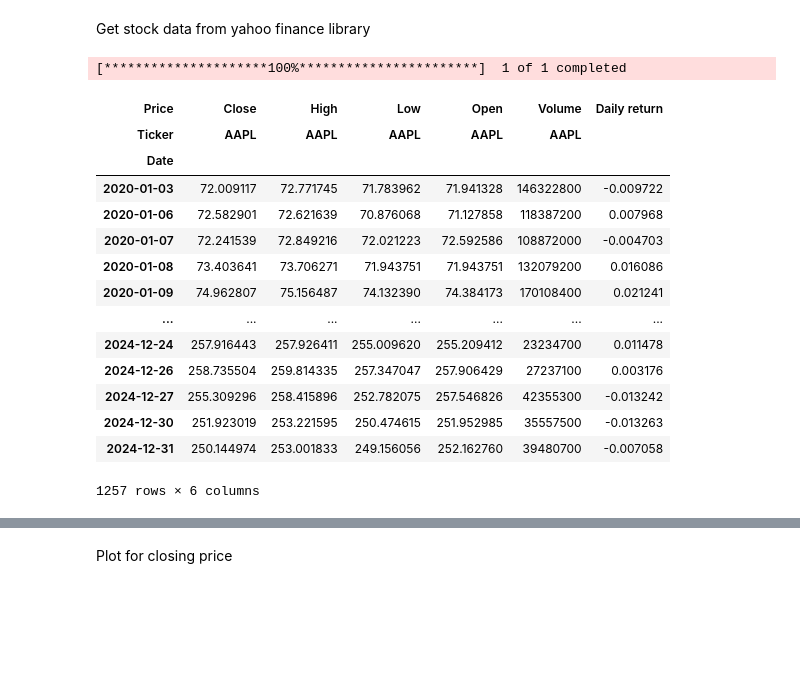
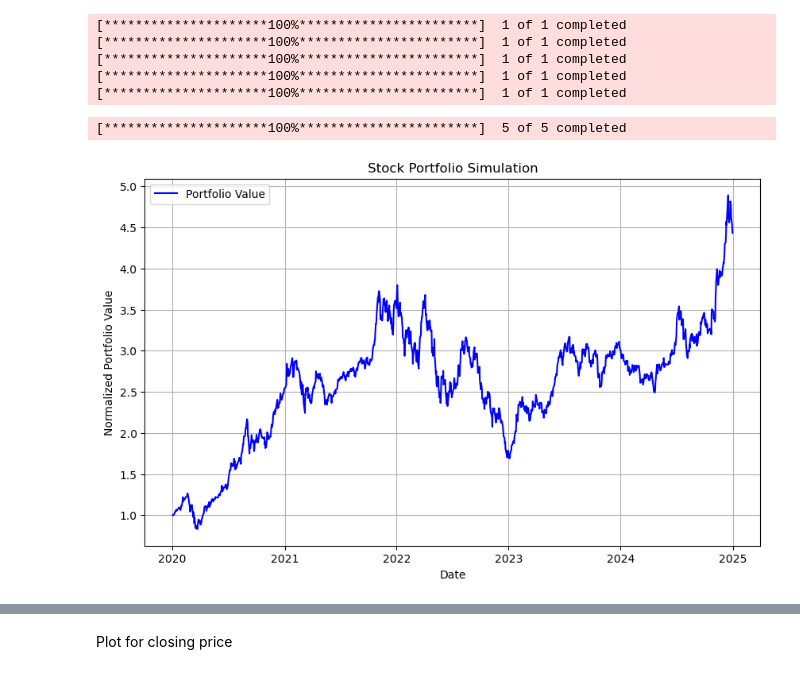
Before and after one commit to Fkie01/kelly-criterian, a Jupyter notebook: KellyCriterion.ipynb, the cells around one changed output, grey strips where cells are left out. Cells and saved outputs as stored; diff of their text form; code cells hidden in the pictures; blank space fills up the shorter version.

Commit message:
[added] create portfolio

```diff
--- a/KellyCriterion.ipynb
+++ b/KellyCriterion.ipynb
@@ -5,8 +7,6 @@ import numpy as np
 import matplotlib.pyplot as plt
 import seaborn as sns
 from typing import Union
-# %% [markdown]
-Get stock data from yahoo finance library
 # %%
 def get_stock(stock_symbol, start, end):
   stock_data = yf.download(stock_symbol, start=start, end=end)
@@ -18,23 +18,41 @@ def get_stock(stock_symbol, start, end):
   # expect return
   # expect_return = stock_data['Daily return'].mean()
   return stock_data
-# %%
-stock_data = get_stock('AAPL', start='2020-01-01', end='2025-01-01')
-stock_data
-# %% [output]
-[*********************100%***********************]  1 of 1 completed
-| Price | Close | High | Low | Open | Volume | Daily return |
-| Ticker | AAPL | AAPL | AAPL | AAPL | AAPL |  |
-| Date |  |  |  |  |  |  |
-| 2020-01-03 | 72.009117 | 72.771745 | 71.783962 | 71.941328 | 146322800 | -0.009722 |
-| 2020-01-06 | 72.582901 | 72.621639 | 70.876068 | 71.127858 | 118387200 | 0.007968 |
-| 2020-01-07 | 72.241539 | 72.849216 | 72.021223 | 72.592586 | 108872000 | -0.004703 |
-| 2020-01-08 | 73.403641 | 73.706271 | 71.943751 | 71.943751 | 132079200 | 0.016086 |
-| 2020-01-09 | 74.962807 | 75.156487 | 74.132390 | 74.384173 | 170108400 | 0.021241 |
-| ... | ... | ... | ... | ... | ... | ... |
-| 2024-12-24 | 257.916443 | 257.926411 | 255.009620 | 255.209412 | 23234700 | 0.011478 |
-| 2024-12-26 | 258.735504 | 259.814335 | 257.347047 | 257.906429 | 27237100 | 0.003176 |
-| 2024-12-27 | 255.309296 | 258.415896 | 252.782075 | 257.546826 | 42355300 | -0.013242 |
-| 2024-12-30 | 251.923019 | 253.221595 | 250.474615 | 251.952985 | 35557500 | -0.013263 |
-| 2024-12-31 | 250.144974 | 253.001833 | 249.156056 | 252.162760 | 39480700 | -0.007058 |
-1257 rows × 6 columns
+# %%
+APPL_stock = get_stock('AAPL', start='2020-01-01', end='2025-01-01')
+TSLA_stock = get_stock('TSLA', start='2020-01-01', end='2025-01-01')
+GOOG_stock = get_stock('GOOG', start='2020-01-01', end='2025-01-01')
+AMZN_stock = get_stock('AMZN', start='2020-01-01', end='2025-01-01')
+MA_STOCK = get_stock('MA', start='2020-01-01', end='2025-01-01')
+# %% [output]
+[*********************100%***********************]  1 of 1 completed
+[*********************100%***********************]  1 of 1 completed
+[*********************100%***********************]  1 of 1 completed
+[*********************100%***********************]  1 of 1 completed
+[*********************100%***********************]  1 of 1 completed
+# %%
+# Corrected stock tickers
+stocks = ['AAPL', 'TSLA', 'GOOG', 'AMZN', 'MA']
+weights = np.array([0.3, 0.2, 0.2, 0.15, 0.15])  # Portfolio weights
+
+# Fetch adjusted closing prices
+data = yf.download(stocks, start='2020-01-01', end='2025-01-01')['Close']
+
+# Normalize the stock prices to start from 1
+normalized_data = data / data.iloc[0]
+
+# Calculate the portfolio performance
+portfolio_value = normalized_data.dot(weights)
+
+# Plot the portfolio performance
+plt.figure(figsize=(10,6))
+plt.plot(portfolio_value, label='Portfolio Value', color='blue')
+plt.title('Stock Portfolio Simulation')
+plt.xlabel('Date')
+plt.ylabel('Normalized Portfolio Value')
+plt.legend()
+plt.grid(True)
+plt.show()
+# %% [output]
+[*********************100%***********************]  5 of 5 completed
+[figure, added]
```
Also changed, not shown: parts of 9 cells of this notebook.
